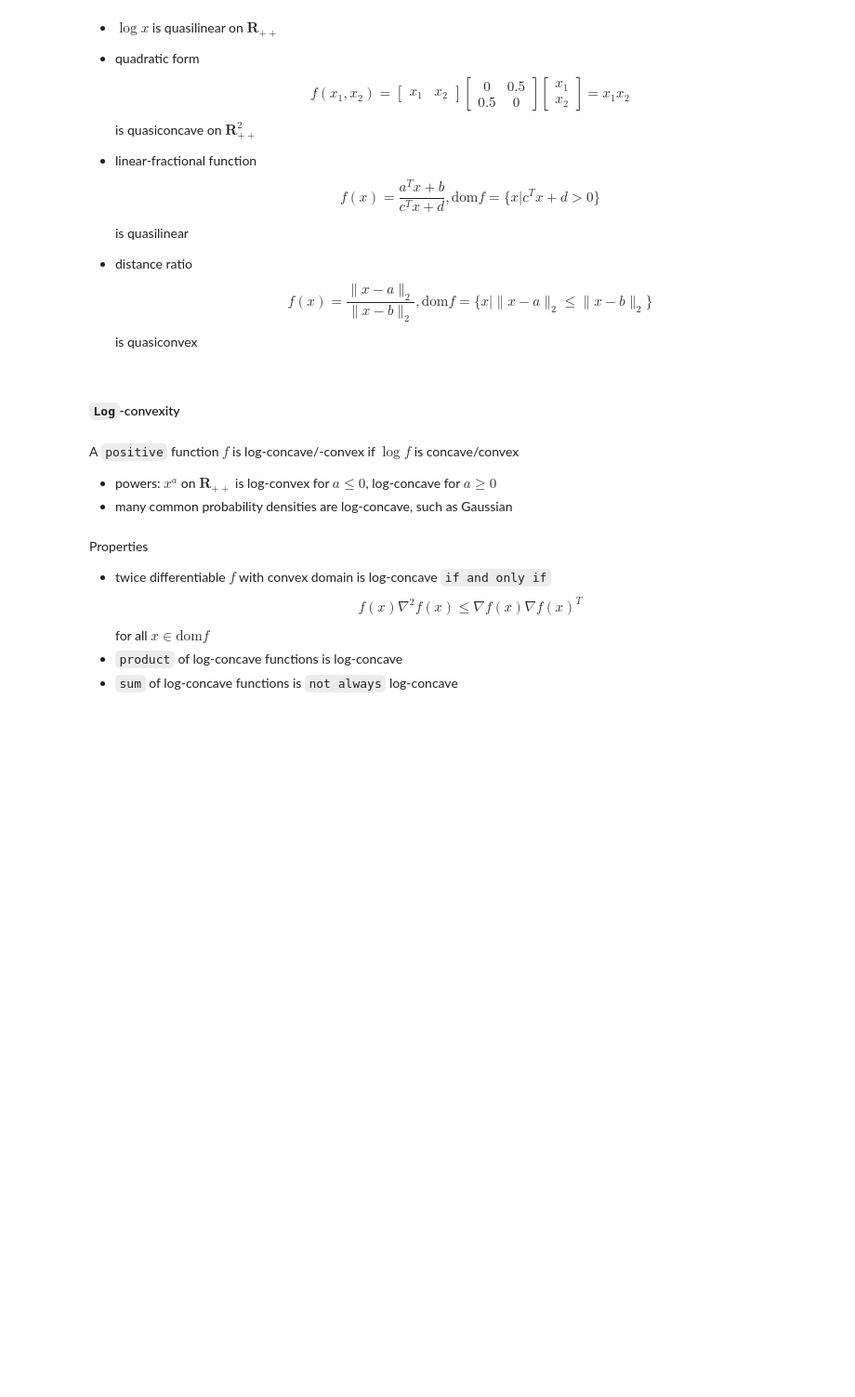
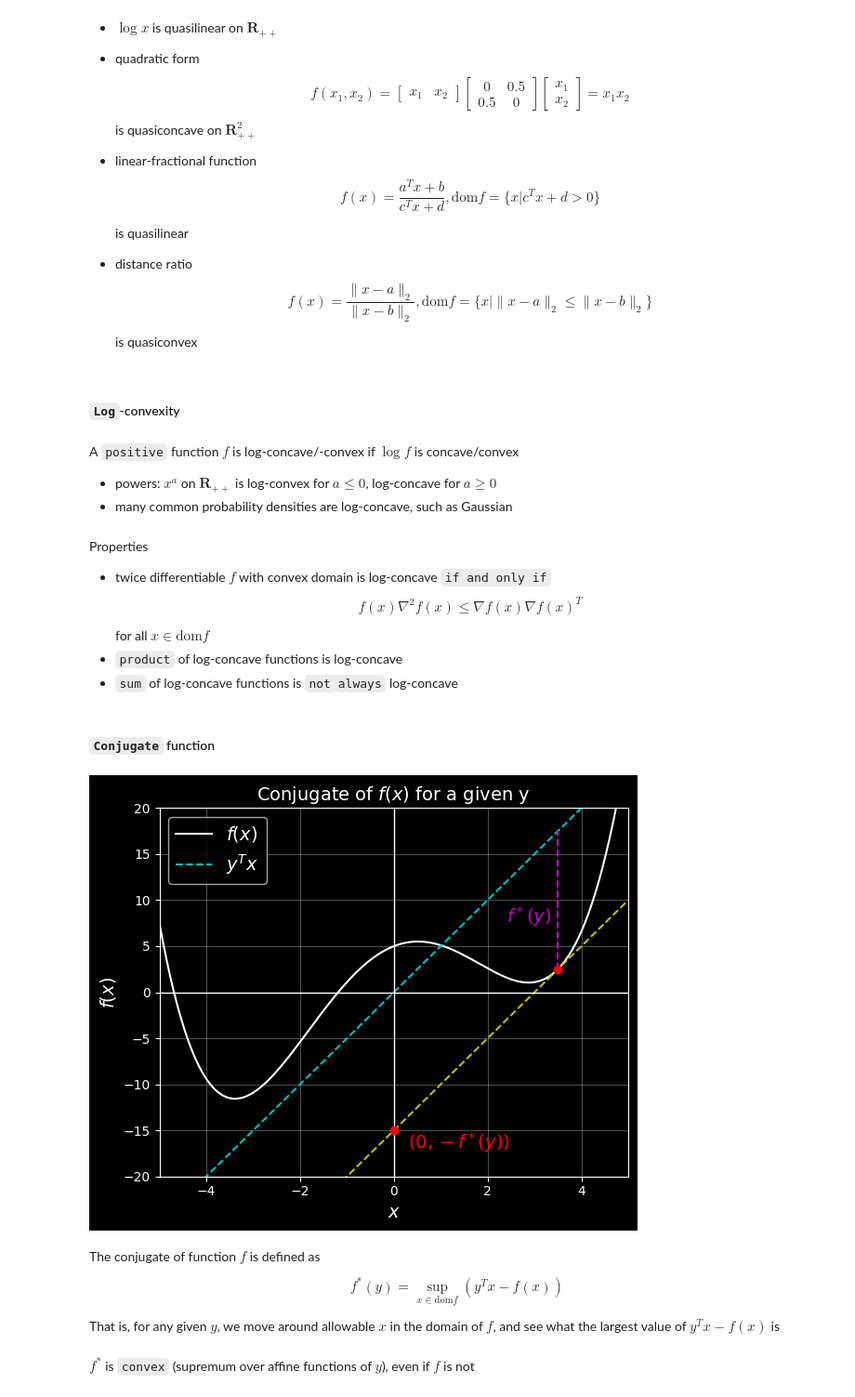
Before and after one commit to heyjianjing/convex_optimization, a Jupyter notebook: cvx_02_convex_function.ipynb, the cells around one changed output. Shown at 93% size. Cells and saved outputs as stored; diff of their text form; code cells hidden in the pictures; blank space fills up the shorter version.

Commit message:
add conjugate function

```diff
--- a/cvx_02_convex_function.ipynb
+++ b/cvx_02_convex_function.ipynb
@@ -410,3 +410,45 @@ $$f(x)\nabla^2f(x)\leq\nabla f(x)\nabla f(x)^T$$
 for all $x\in \text{dom}f$
 * `product` of log-concave functions is log-concave
 * `sum` of log-concave functions is `not always` log-concave
+# %% [markdown]
+#### `Conjugate` function
+# %%
+def f(x):
+    return 0.1 * x**4 - 2 * x**2 + 2 * x + 5
+
+def y_dot_x(y, x):
+    return y * x
+
+x = np.linspace(-5, 5, 400)
+fig_1, ax_1 = plt.subplots(figsize=(6, 5))
+ax_1.plot(x, f(x), 'w-', label=r'$f(x)$')
+ax_1.plot(x, y_dot_x(5, x), 'c--', label=r'$y^Tx$')
+ax_1.plot(x, y_dot_x(5, x)-15, 'y--')
+ax_1.scatter(0, -15, zorder=10, color='red')
+ax_1.scatter(3.5, 2.5, zorder=10, color='red')
+ax_1.plot([3.5,3.5], [2.5,3.5*5], 'm--')
+ax_1.text(0.3, -17, r'$(0, -f^*(y))$', fontsize=14, color='r')
+ax_1.text(2.4, 7.5, r'$f^*(y)$', fontsize=14, color='m')
+
+ax_1.set_xlabel(r'$x$', fontsize=14)
+ax_1.set_ylabel(r'$f(x)$', fontsize=14)
+ax_1.axhline(0, color='w',linewidth=1)
+ax_1.axvline(0, color='w',linewidth=1)
+ax_1.set_xlim([-5, 5])
+ax_1.set_ylim([-20, 20])
+ax_1.grid(True, alpha=0.3)
+
+plt.legend(fontsize=14)
+plt.title(r'Conjugate of $f(x)$ for a given y', fontsize=14)
+plt.tight_layout()
+plt.show()
+# %% [output]
+[figure, added]
+# %% [markdown]
+The conjugate of function $f$ is defined as
+
+$$f^*(y) = \sup_{x\in \text{dom} f}(y^Tx-f(x))$$
+
+That is, for any given $y$, we move around allowable $x$ in the domain of $f$, and see what the largest value of $y^Tx-f(x)$ is
+# %% [markdown]
+$f^*$ is `convex` (supremum over affine functions of $y$), even if $f$ is not
```
